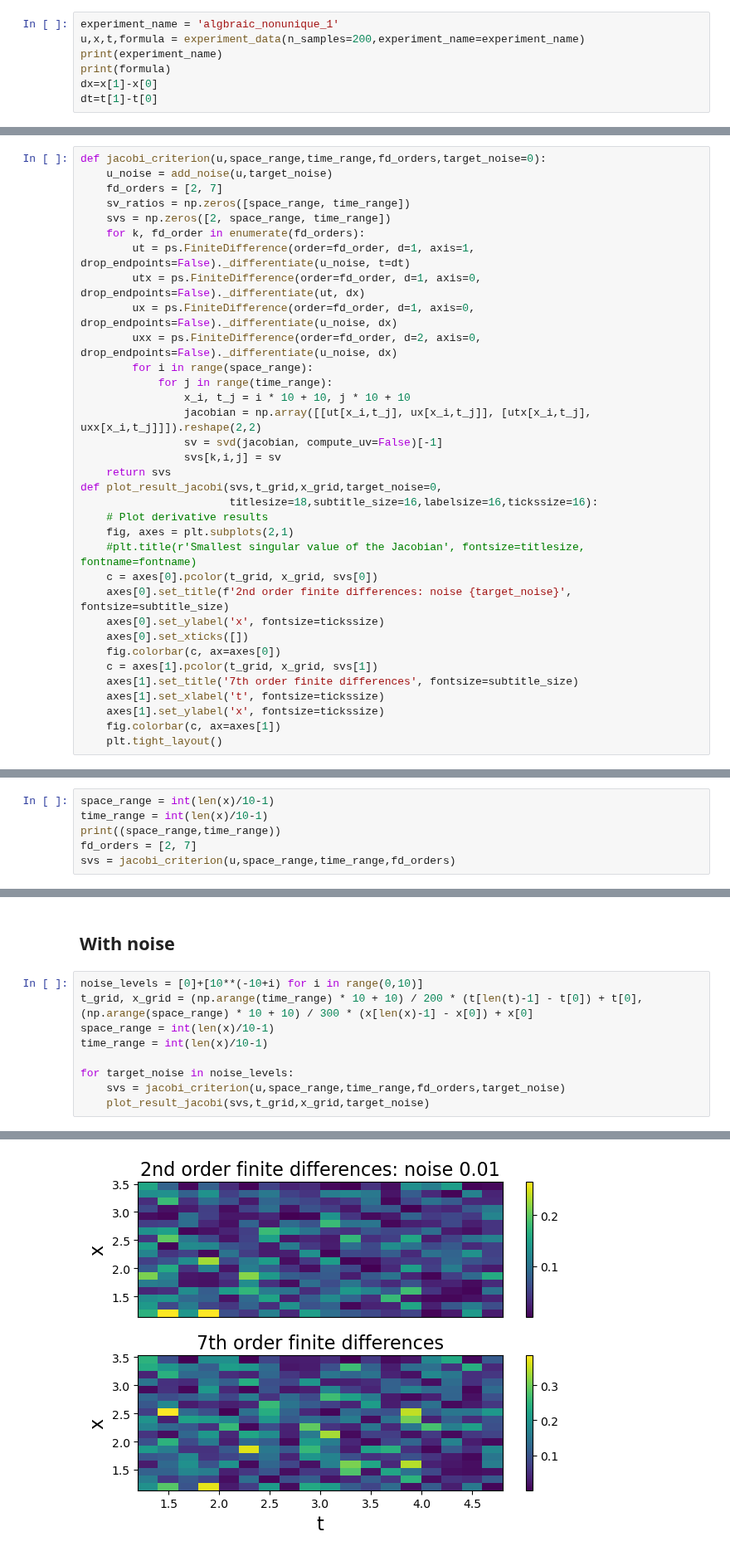
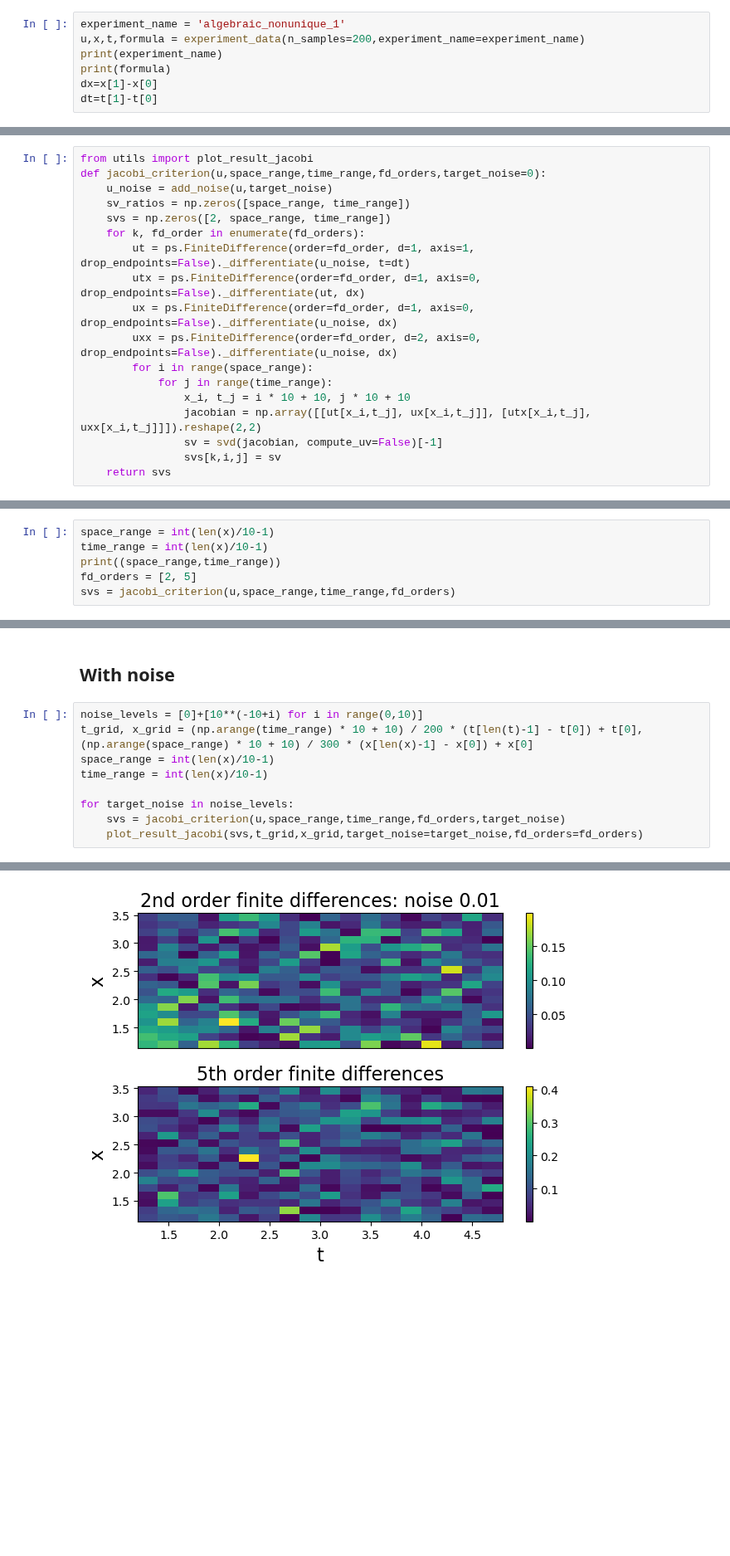
Before and after one commit to HillaryHauger/robust-identifiability-symbolic-recovery, a Jupyter notebook: My Experiments/Polynomial PDE Noise.ipynb, the cells around one changed output, grey strips where cells are left out. Shown at 83% size. Saved outputs shown, nothing was run; the diff lists cells and outputs as text; blank space fills up the shorter version.

Commit message:
Test on analytic with noise

```diff
--- a/My Experiments/Polynomial PDE Noise.ipynb
+++ b/My Experiments/Polynomial PDE Noise.ipynb
@@ -30,7 +30,7 @@ from test_data import add_noise,experiment_data
 # Algebraic function with non unique polynomial PDE: $u(t,x)=\frac{1}{x+t}$
 The function $u$ solves the equations $u_t = u_x$ and $u_t= -u^2$. We can now actually show that the Jacobi criterion for algbraic functions yields non-uniqueness.
 # %%
-experiment_name = 'algbraic_nonunique_1'
+experiment_name = 'algebraic_nonunique_1'
 u,x,t,formula = experiment_data(n_samples=200,experiment_name=experiment_name)
 print(experiment_name)
 print(formula)
@@ -82,9 +82,9 @@ plt.show()
 We already know that the equation is not unique. Assuming we know that the function is algebraic, we want to show the uniqueness now by applying the Jacobi criterion for algebraic functions.
 ### Jacobi criterion
 # %%
+from utils import plot_result_jacobi
 def jacobi_criterion(u,space_range,time_range,fd_orders,target_noise=0):
     u_noise = add_noise(u,target_noise)
-    fd_orders = [2, 7]
     sv_ratios = np.zeros([space_range, time_range])
     svs = np.zeros([2, space_range, time_range])
     for k, fd_order in enumerate(fd_orders):
@@ -99,29 +99,13 @@ def jacobi_criterion(u,space_range,time_range,fd_orders,target_noise=0):
                 sv = svd(jacobian, compute_uv=False)[-1]
                 svs[k,i,j] = sv
     return svs
-def plot_result_jacobi(svs,t_grid,x_grid,target_noise=0,
-                       titlesize=18,subtitle_size=16,labelsize=16,tickssize=16):
-    # Plot derivative results
-    fig, axes = plt.subplots(2,1)
-    #plt.title(r'Smallest singular value of the Jacobian', fontsize=titlesize, fontname=fontname)
-    c = axes[0].pcolor(t_grid, x_grid, svs[0])
-    axes[0].set_title(f'2nd order finite differences: noise {target_noise}', fontsize=subtitle_size)
-    axes[0].set_ylabel('x', fontsize=tickssize)
-    axes[0].set_xticks([])
-    fig.colorbar(c, ax=axes[0])
-    c = axes[1].pcolor(t_grid, x_grid, svs[1])
-    axes[1].set_title('7th order finite differences', fontsize=subtitle_size)
-    axes[1].set_xlabel('t', fontsize=tickssize)
-    axes[1].set_ylabel('x', fontsize=tickssize)
-    fig.colorbar(c, ax=axes[1])
-    plt.tight_layout()
 # %%
 from numpy.linalg import matrix_rank, svd
 # %%
 space_range = int(len(x)/10-1)
 time_range = int(len(x)/10-1)
 print((space_range,time_range))
-fd_orders = [2, 7]
+fd_orders = [2, 5]
 svs = jacobi_criterion(u,space_range,time_range,fd_orders)
 # %% [output]
 (19, 19)
@@ -140,5 +124,5 @@ time_range = int(len(x)/10-1)
 
 for target_noise in noise_levels:
     svs = jacobi_criterion(u,space_range,time_range,fd_orders,target_noise)
-    plot_result_jacobi(svs,t_grid,x_grid,target_noise)
+    plot_result_jacobi(svs,t_grid,x_grid,target_noise=target_noise,fd_orders=fd_orders)
 # %% [output]
@@ -154 +138 @@ for target_noise in noise_levels:
-[figure, old version]
+[figure, new version]
```
Also changed, not shown: parts of 4 cells of this notebook, 7 other files.
